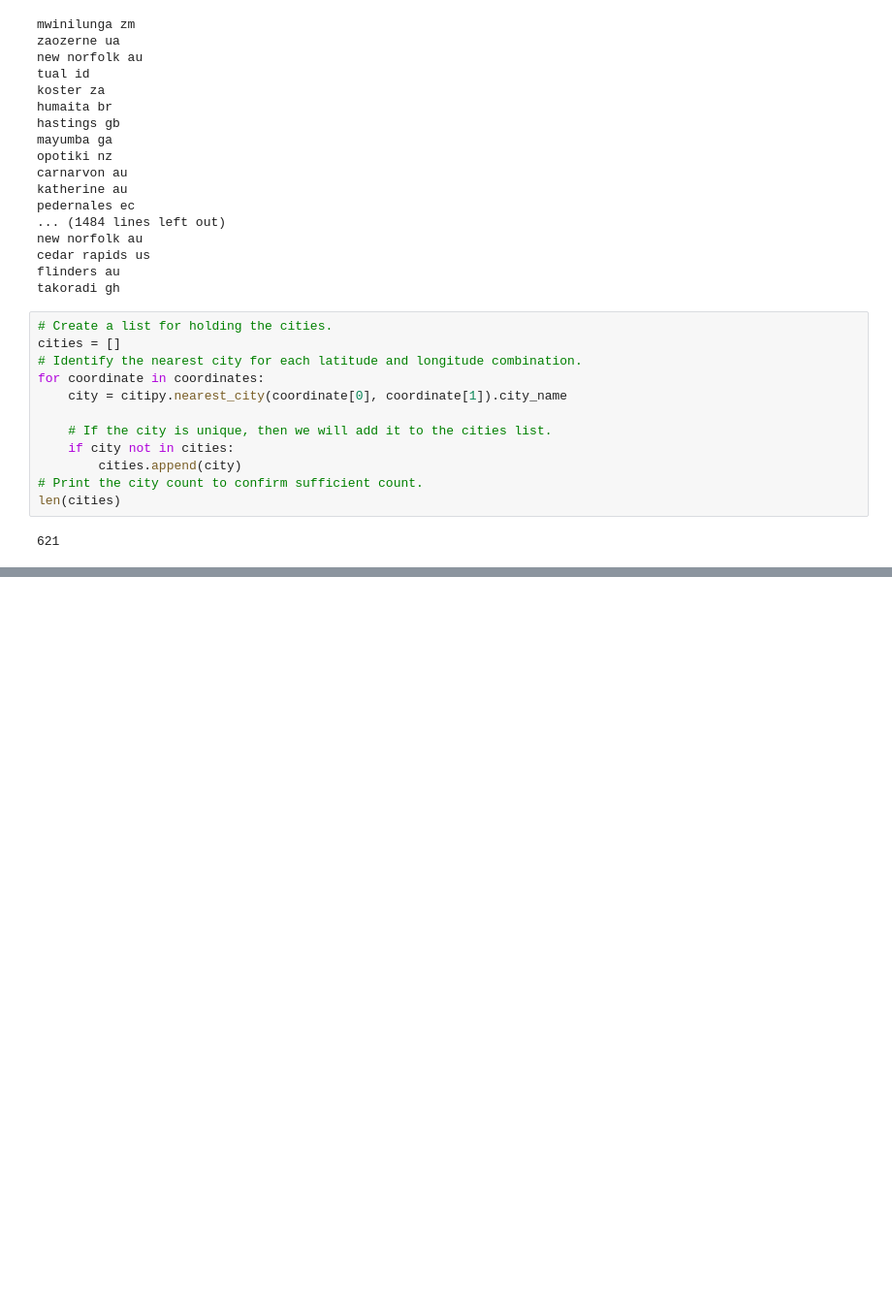
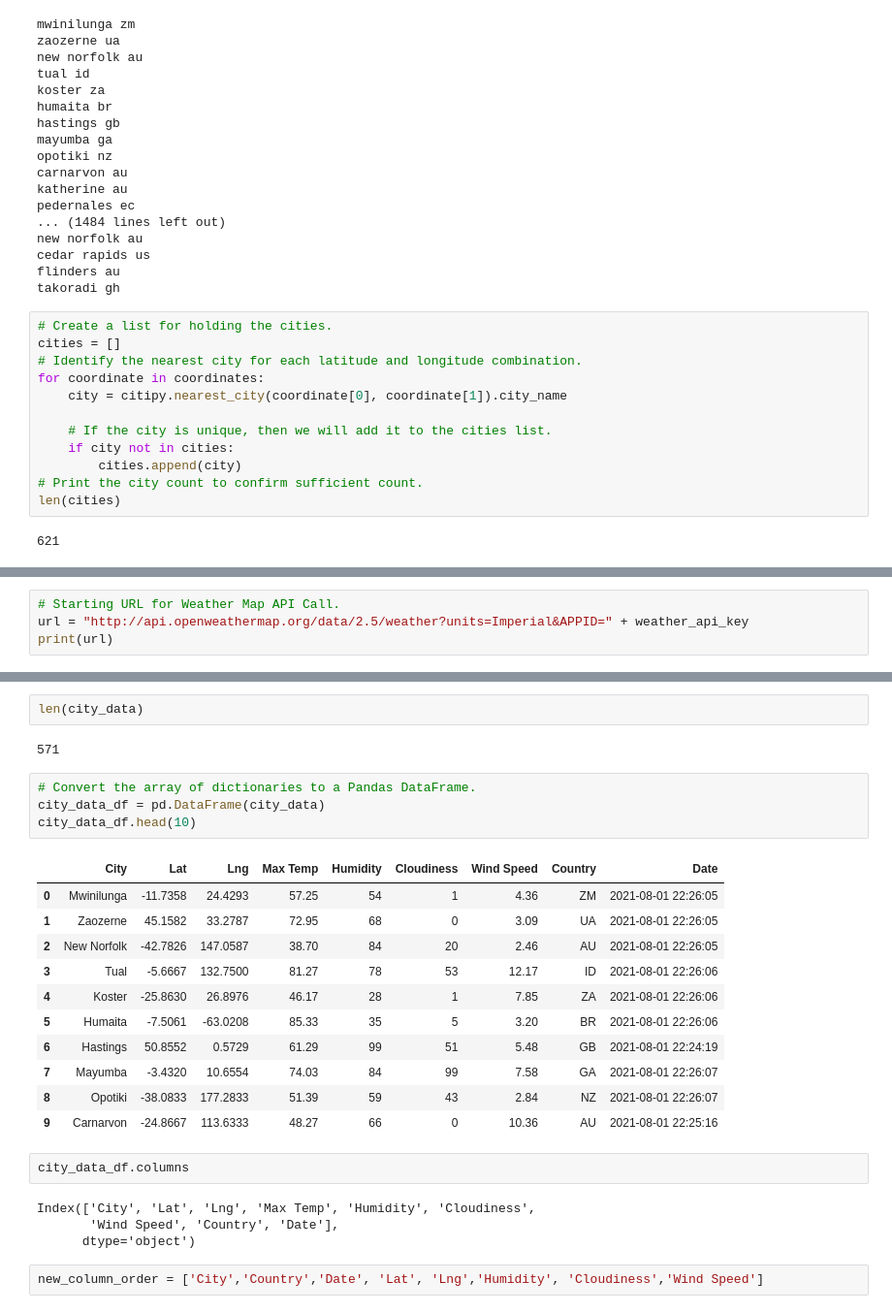
Before and after one commit to PGL50/World_Weather_Analysis, a Jupyter notebook: WeatherPy.ipynb, the cells around one changed output, grey strips where cells are left out. Shown: that part at 97% size. Drawn from its saved outputs; the diff is of its cells as text; blank space fills up the shorter version.

Commit message:
Add new API calls code

```diff
--- a/WeatherPy.ipynb
+++ b/WeatherPy.ipynb
@@ -56,0 +67,4 @@ len(cities)
+# %%
+# Starting URL for Weather Map API Call.
+url = "http://api.openweathermap.org/data/2.5/weather?units=Imperial&APPID=" + weather_api_key
+print(url)
@@ -56,0 +164,28 @@ len(cities)
+# %%
+len(city_data)
+# %% [output]
+571
+# %%
+# Convert the array of dictionaries to a Pandas DataFrame.
+city_data_df = pd.DataFrame(city_data)
+city_data_df.head(10)
+# %% [output]
+|  | City | Lat | Lng | Max Temp | Humidity | Cloudiness | Wind Speed | Country | Date |
+| 0 | Mwinilunga | -11.7358 | 24.4293 | 57.25 | 54 | 1 | 4.36 | ZM | 2021-08-01 22:26:05 |
+| 1 | Zaozerne | 45.1582 | 33.2787 | 72.95 | 68 | 0 | 3.09 | UA | 2021-08-01 22:26:05 |
+| 2 | New Norfolk | -42.7826 | 147.0587 | 38.70 | 84 | 20 | 2.46 | AU | 2021-08-01 22:26:05 |
+| 3 | Tual | -5.6667 | 132.7500 | 81.27 | 78 | 53 | 12.17 | ID | 2021-08-01 22:26:06 |
+| 4 | Koster | -25.8630 | 26.8976 | 46.17 | 28 | 1 | 7.85 | ZA | 2021-08-01 22:26:06 |
+| 5 | Humaita | -7.5061 | -63.0208 | 85.33 | 35 | 5 | 3.20 | BR | 2021-08-01 22:26:06 |
+| 6 | Hastings | 50.8552 | 0.5729 | 61.29 | 99 | 51 | 5.48 | GB | 2021-08-01 22:24:19 |
+| 7 | Mayumba | -3.4320 | 10.6554 | 74.03 | 84 | 99 | 7.58 | GA | 2021-08-01 22:26:07 |
+| 8 | Opotiki | -38.0833 | 177.2833 | 51.39 | 59 | 43 | 2.84 | NZ | 2021-08-01 22:26:07 |
+| 9 | Carnarvon | -24.8667 | 113.6333 | 48.27 | 66 | 0 | 10.36 | AU | 2021-08-01 22:25:16 |
+# %%
+city_data_df.columns
+# %% [output]
+Index(['City', 'Lat', 'Lng', 'Max Temp', 'Humidity', 'Cloudiness',
+       'Wind Speed', 'Country', 'Date'],
+      dtype='object')
+# %%
+new_column_order = ['City','Country','Date', 'Lat', 'Lng','Humidity', 'Cloudiness','Wind Speed']
```
Also changed, not shown: parts of 7 cells of this notebook, 3 other files.
